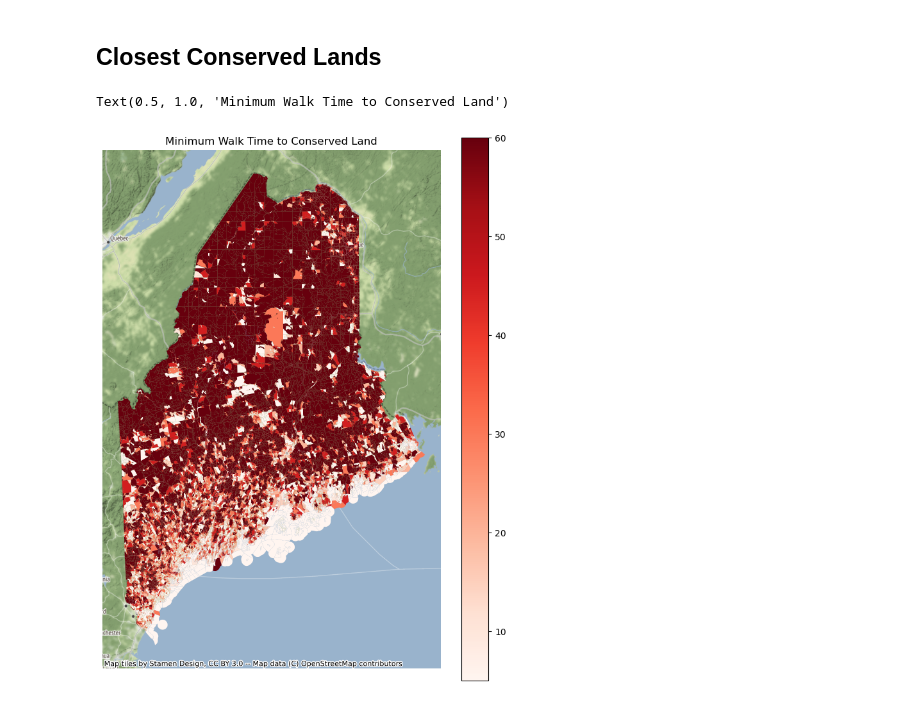
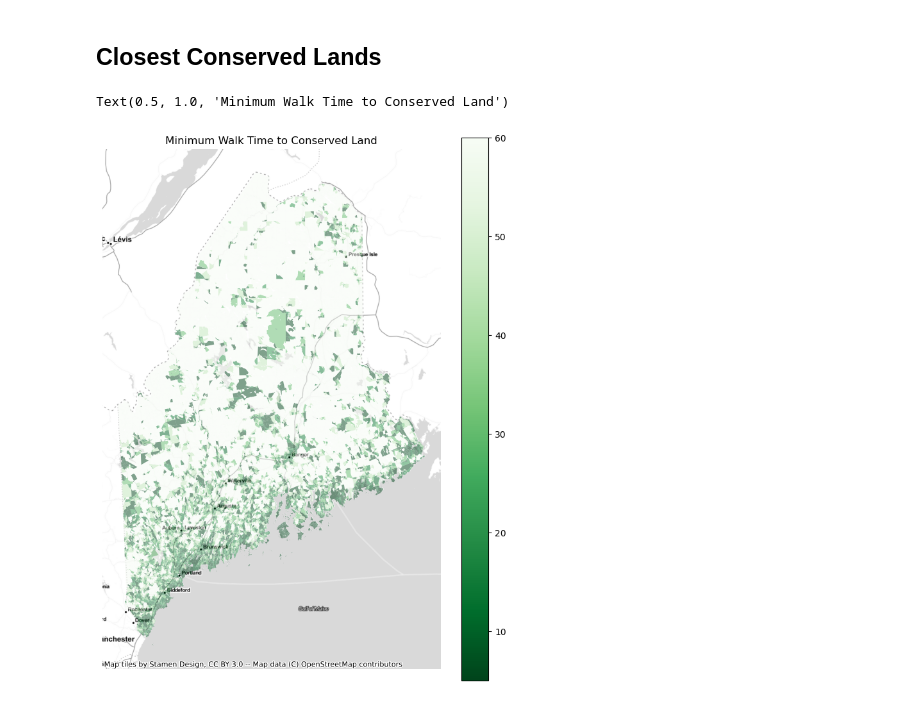
Before and after one commit to PhilipMathieu/access, a Jupyter notebook: notebooks/4 statistical_analysis.ipynb, the cells around one changed output. Saved outputs shown, nothing was run; the diff lists cells and outputs as text; code cells hidden in the pictures.

Commit message:
Change basemap

```diff
--- a/notebooks/4 statistical_analysis.ipynb
+++ b/notebooks/4 statistical_analysis.ipynb
@@ -102,6 +102,6 @@ axs[0].set_title("Red = Disadvantaged per CEJST")
 axs[1].set_title("Red = No Conserved Land w/in 10-Minute Walk")
 axs[0].axis("off")
 axs[1].axis("off")
-cx.add_basemap(axs[0])
-cx.add_basemap(axs[1])
+cx.add_basemap(axs[0], source=cx.providers.Stamen.TonerLite)
+cx.add_basemap(axs[1], source=cx.providers.Stamen.TonerLite)
 # %% [output]
@@ -144,6 +144,6 @@ axs[0].set_title("Red = Disadvantaged per CEJST")
 axs[1].set_title("Red = No Conserved Land w/in 60-Minute Walk")
 axs[0].axis("off")
 axs[1].axis("off")
-cx.add_basemap(axs[0])
-cx.add_basemap(axs[1])
+cx.add_basemap(axs[0], source=cx.providers.Stamen.TonerLite)
+cx.add_basemap(axs[1], source=cx.providers.Stamen.TonerLite)
 # %% [output]
@@ -237,7 +237,7 @@ Text(0.5, 1.0, 'Blocks with Highest % Hispanic or Latino are Less Likely to Have
 # %% [markdown]
 ## Closest Conserved Lands
 # %%
-melt = ejblocks.melt(id_vars=["GEOID20","geometry"],value_vars=cols_bools)
+melt = ejblocks[ejblocks["ALAND20"] > 0].melt(id_vars=["GEOID20","geometry"],value_vars=cols_bools)
 melt["nearest"] = np.where(melt["value"], melt["variable"].apply(lambda s: int(s.split("_")[1])), 60)
 melt = gpd.GeoDataFrame(melt.groupby("GEOID20").agg({
     "geometry":"first",
@@ -245,10 +245,10 @@ melt = gpd.GeoDataFrame(melt.groupby("GEOID20").agg({
 }))
 # %%
 fig, ax = plt.subplots(figsize=(8.5,11))
-melt.plot("nearest", ax=ax, cmap="Reds", legend=True)
+melt.plot("nearest", ax=ax, cmap="Greens_r", legend=True, alpha=0.5)
 ax.axis("off")
-cx.add_basemap(ax)
+cx.add_basemap(ax, source=cx.providers.Stamen.TonerLite)
 ax.set_title("Minimum Walk Time to Conserved Land")
 # %% [output]
 Text(0.5, 1.0, 'Minimum Walk Time to Conserved Land')
-[figure, old version]
+[figure, new version]
```
Also changed, not shown: parts of 2 cells of this notebook.
